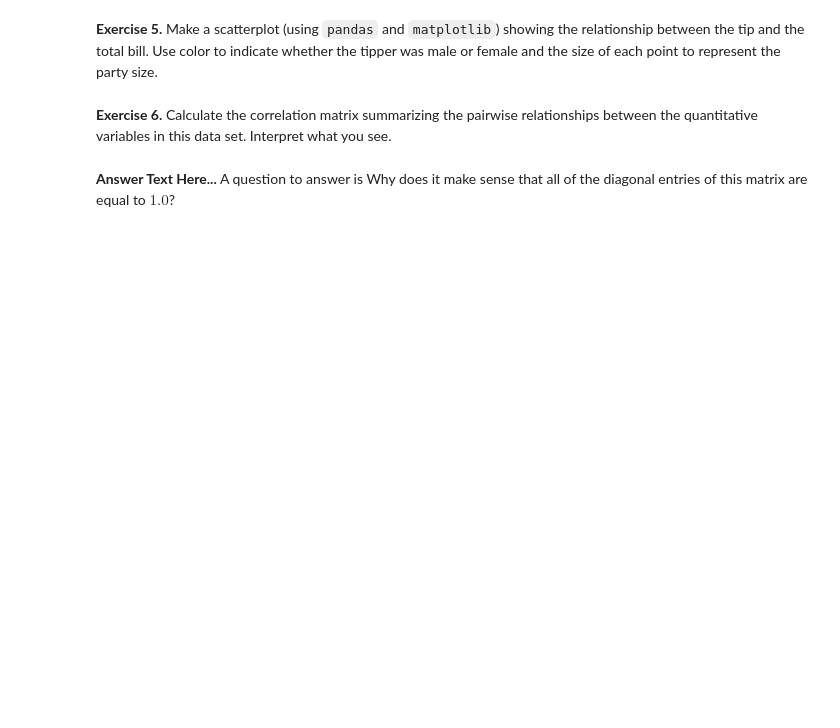
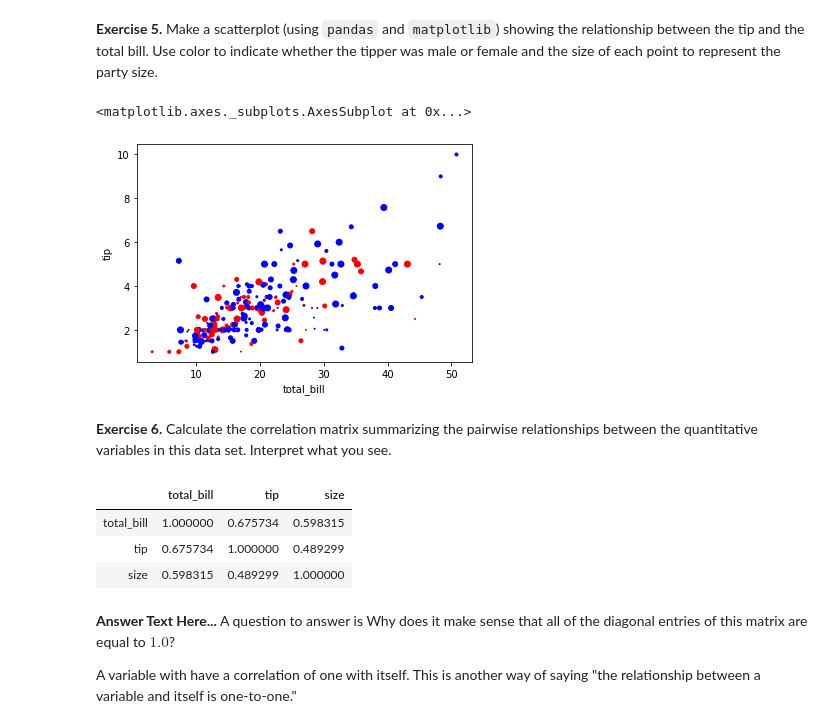
Before and after one commit to thegerrit/data_science, a Jupyter notebook: labs/Lab09-RelationshipsQuantitativeVariables.ipynb, the cells around one changed output. Saved outputs shown, nothing was run; the diff lists cells and outputs as text; code cells hidden in the pictures; blank space fills up the shorter version.

```diff
--- a/labs/Lab09-RelationshipsQuantitativeVariables.ipynb
+++ b/labs/Lab09-RelationshipsQuantitativeVariables.ipynb
@@ -193,6 +254,34 @@ Exercises 2-3 deal with the Tips data set (`./data/tips.csv`).  Write some code
+# %%
+# ENTER YOUR CODE HERE
+'''cols = housing_df["Bldg Type"].map({
+    "1Fam": "blue",
+    "TwnhsE": "green",
+    "Twnhs": "green",
+    "Duplex": "red",
+    "2fmCon": "orange"
+})'''
+tips_df.head()
+sex_colors = tips_df["sex"].map({
+    "Male": "blue",
+    "Female": "red"
+})
+
+size_array = [1,4,9,16,25,36]
+tips_df.plot.scatter(x = "total_bill", y = "tip", c = sex_colors, s = size_array)
+# %% [output]
+<matplotlib.axes._subplots.AxesSubplot at 0x...>
+[figure, added]
 # %% [markdown]
 **Exercise 6.** Calculate the correlation matrix summarizing the pairwise relationships between the quantitative variables in this data set. Interpret what you see.
 # %%
 # ENTER YOUR CODE HERE
+tips_df[tips_variables].corr()
+# %% [output]
+|  | total_bill | tip | size |
+| total_bill | 1.000000 | 0.675734 | 0.598315 |
+| tip | 0.675734 | 1.000000 | 0.489299 |
+| size | 0.598315 | 0.489299 | 1.000000 |
 # %% [markdown]
 **Answer Text Here...** A question to answer is Why does it make sense that all of the diagonal entries of this matrix are equal to $1.0$?
+
+A variable with have a correlation of one with itself. This is another way of saying "the relationship between a variable and itself is one-to-one."
```
Also changed, not shown: parts of 18 cells of this notebook.
